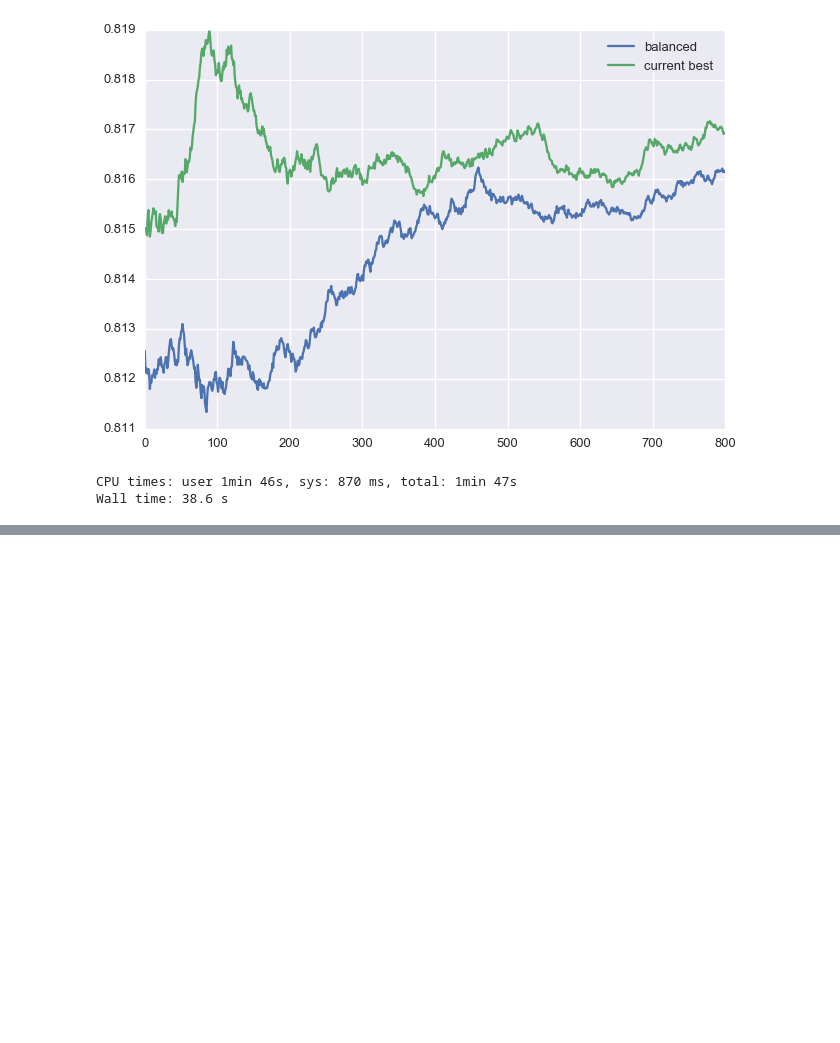
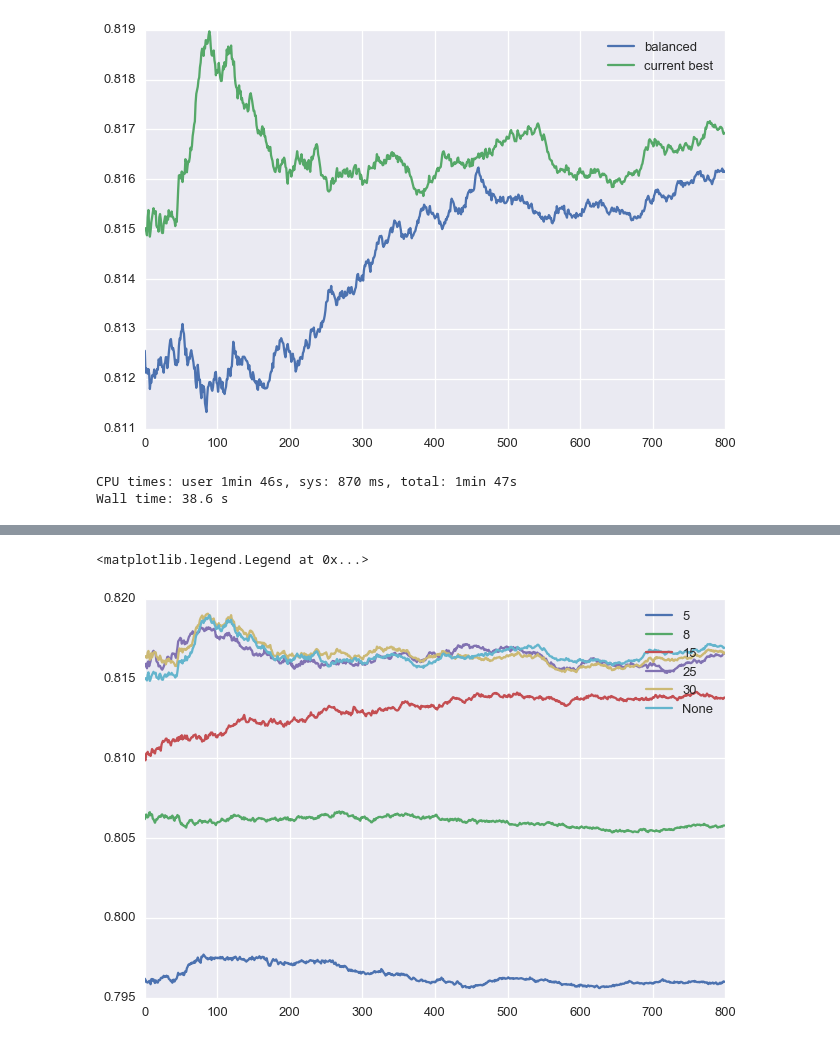
Before and after one commit to alexsyrom/kaggle-ml-train-1, a Jupyter notebook: solutionA.ipynb, the cells around one changed output, grey strips where cells are left out. Cells and saved outputs as stored; diff of their text form; code cells hidden in the pictures; blank space fills up the shorter version.

Commit message:
simple 3000 balanced

```diff
--- a/solutionA.ipynb
+++ b/solutionA.ipynb
@@ -191,3 +191,16 @@ save_to_file(proba, 'simple_3000_7_balanced.csv')
 # %% [output]
 CPU times: user 1min 46s, sys: 870 ms, total: 1min 47s
 Wall time: 38.6 s
+# %%
+%%time
+
+kwargs = {'n_estimators': 1000, 'class_weight': 'balanced', 'max_features': 7,
+          'criterion': 'entropy', 'n_jobs': -1, 'random_state': 42}
+
+max_depth_test_score = []
+max_depth_range = [5, 8, 15, 25, 30, None]
+
+for max_depth in tqdm_notebook(max_depth_range, desc='max_depth'):
+    clf = RFC(max_depth = max_depth, **kwargs)
+    clf.fit(x_subtrain, y_subtrain)
+    max_depth_test_score.append(get_score_list(x_subtest, y_subtest, clf, roc_auc_score))
@@ -193,0 +210,8 @@ Wall time: 38.6 s
+# %%
+for index, max_depth in enumerate(max_depth_range):
+    plt.plot(max_depth_test_score[index][200:], label=str(max_depth))
+
+plt.legend()
+# %% [output]
+<matplotlib.legend.Legend at 0x...>
+[figure, added]
```
Also changed, not shown: parts of 28 cells of this notebook, 1 other file.
